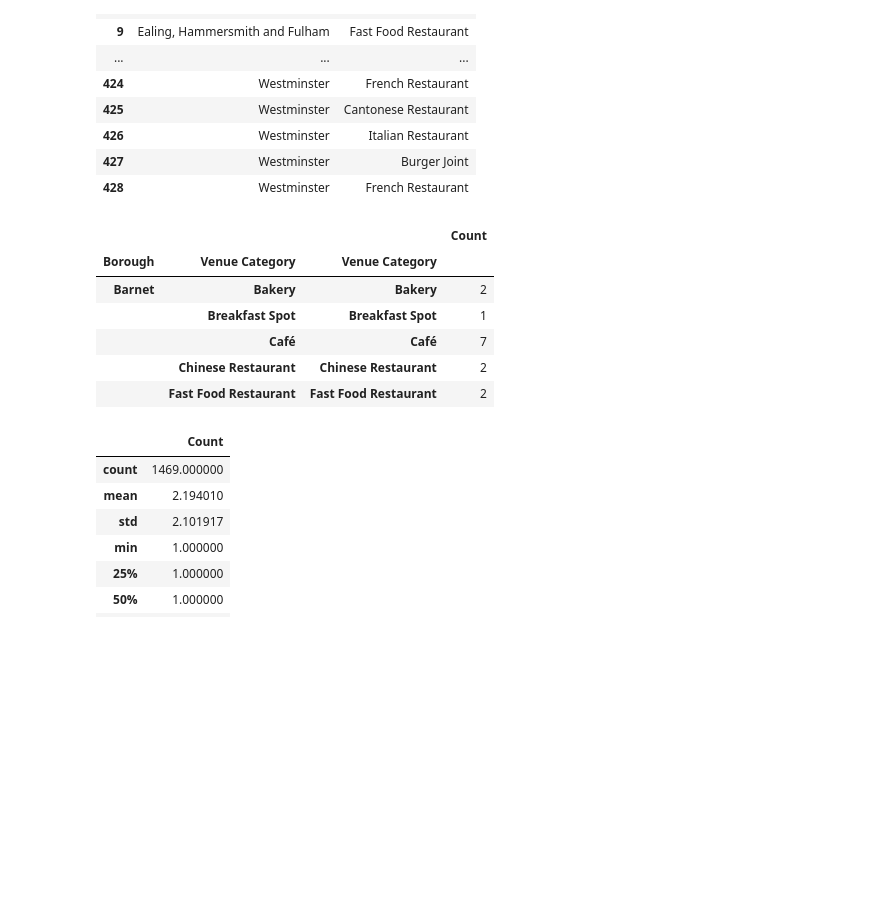
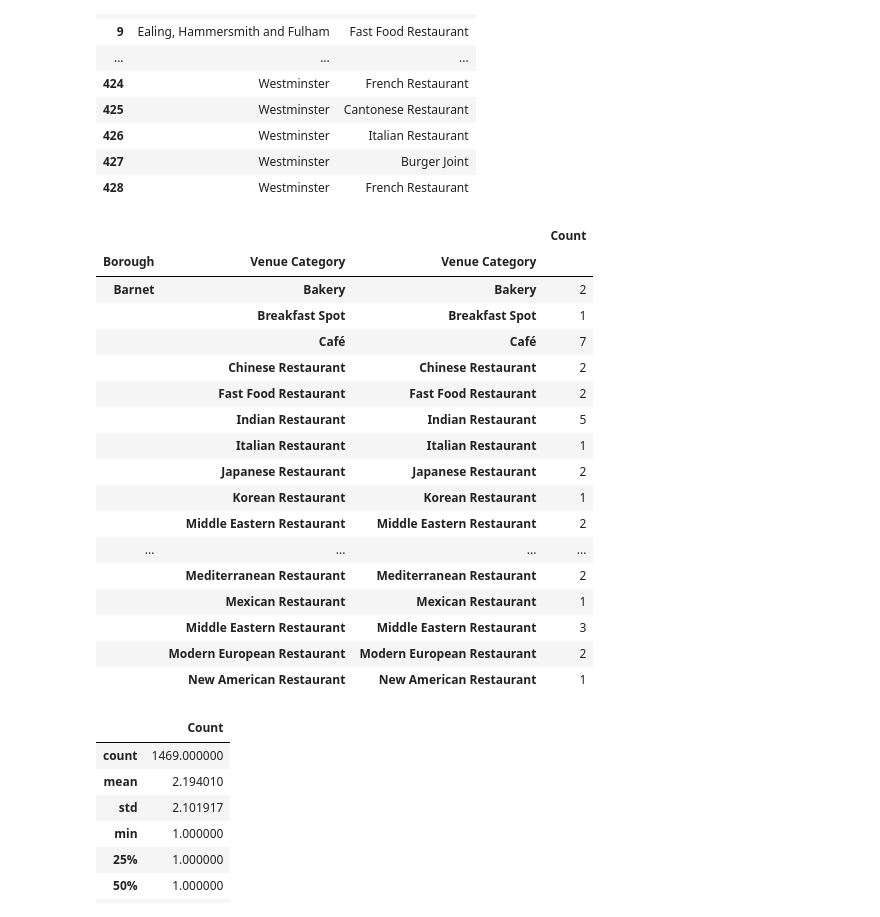
Before and after one commit to willokans/Coursera_Capstone, a Jupyter notebook: Part II - Restaurants in London.ipynb, the cells around one changed output. Saved outputs shown, nothing was run; the diff lists cells and outputs as text; code cells hidden in the pictures; blank space fills up the shorter version.

```diff
--- a/Part II - Restaurants in London.ipynb
+++ b/Part II - Restaurants in London.ipynb
@@ -491,15 +491,26 @@ borough_rest_type_df.head()
 # %%
 # Let's find how many restaurants each borough has and find the borough with the most restaurant, and explore each borough
 borough_rest_type_count = borough_rest_type_df['Venue Category'].value_counts().to_frame(name='Count')
-borough_rest_type_count.head()
+borough_rest_type_count
 # %% [output]
 |  |  |  | Count |
 | Borough | Venue Category | Venue Category |  |
 | Barnet | Bakery | Bakery | 2 |
 |  | Breakfast Spot | Breakfast Spot | 1 |
 |  | Café | Café | 7 |
 |  | Chinese Restaurant | Chinese Restaurant | 2 |
 |  | Fast Food Restaurant | Fast Food Restaurant | 2 |
+|  | Indian Restaurant | Indian Restaurant | 5 |
+|  | Italian Restaurant | Italian Restaurant | 1 |
+|  | Japanese Restaurant | Japanese Restaurant | 2 |
+|  | Korean Restaurant | Korean Restaurant | 1 |
+|  | Middle Eastern Restaurant | Middle Eastern Restaurant | 2 |
+| ... | ... | ... | ... |
+|  | Mediterranean Restaurant | Mediterranean Restaurant | 2 |
+|  | Mexican Restaurant | Mexican Restaurant | 1 |
+|  | Middle Eastern Restaurant | Middle Eastern Restaurant | 3 |
+|  | Modern European Restaurant | Modern European Restaurant | 2 |
+|  | New American Restaurant | New American Restaurant | 1 |
 # %%
 borough_rest_type_count.describe()
 # %% [output]
```
